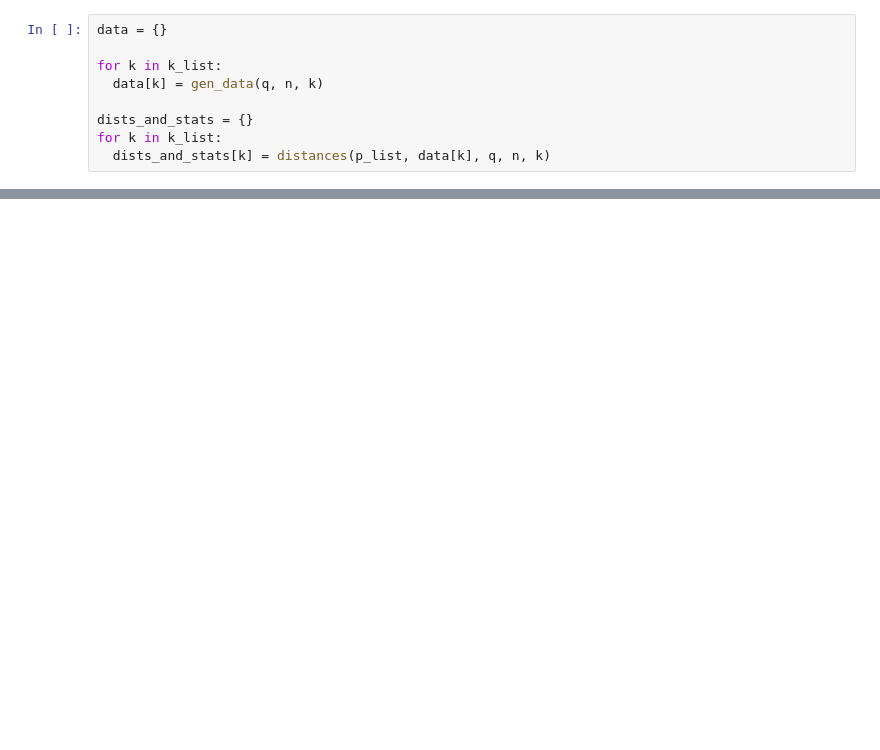
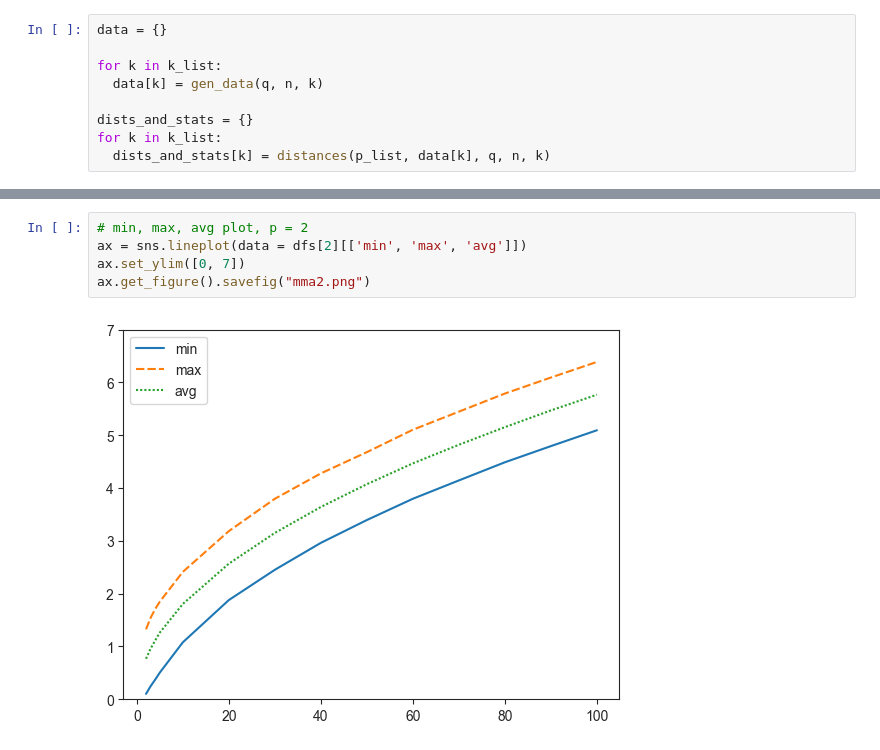
Before and after one commit to lassimalvikko/MDM24, a Jupyter notebook: Ex1/ex1.ipynb, the cells around one changed output, grey strips where cells are left out. Saved outputs shown, nothing was run; the diff lists cells and outputs as text; blank space fills up the shorter version.

```diff
--- a/Ex1/ex1.ipynb
+++ b/Ex1/ex1.ipynb
@@ -96,0 +104,7 @@ for p in p_list:
+# %%
+# min, max, avg plot, p = 2
+ax = sns.lineplot(data = dfs[2][['min', 'max', 'avg']])
+ax.set_ylim([0, 7])
+ax.get_figure().savefig("mma2.png")
+# %% [output]
+[figure, added]
```
Also changed, not shown: parts of 13 cells of this notebook, 11 other files.
